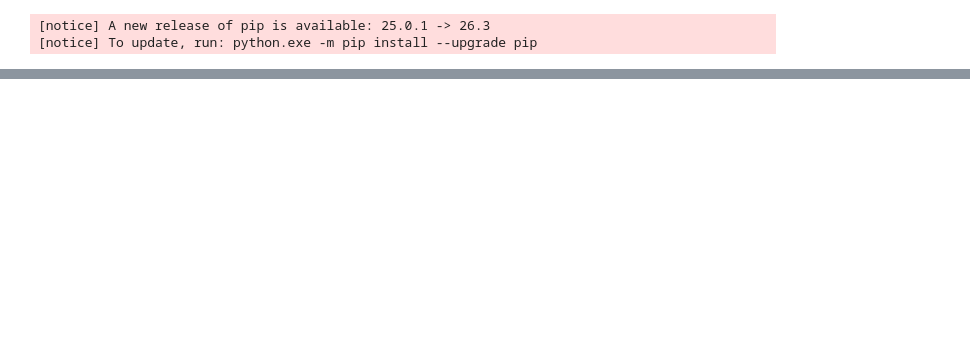
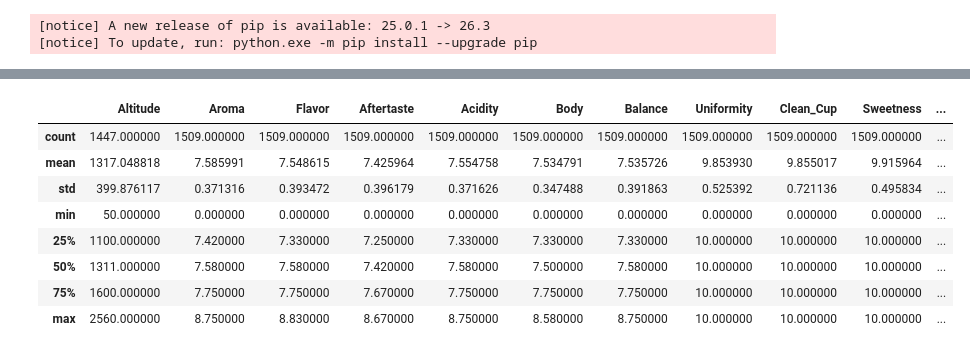
Before and after one commit to Matthew040310/visual-analytics-project, a Jupyter notebook: notebooks/cqi_eda.ipynb, the cells around one changed output, grey strips where cells are left out. Cells and saved outputs as stored; diff of their text form; code cells hidden in the pictures; blank space fills up the shorter version.

```diff
--- a/notebooks/cqi_eda.ipynb
+++ b/notebooks/cqi_eda.ipynb
@@ -187,0 +243,15 @@ Name: Altitude M, dtype: float64
+# %%
+g = df.groupby("Country_of_Origin")["Altitude"]
+med = g.transform("median")
+mad = g.transform(lambda s: (s - s.median()).abs().median()) * 1.4826       # get the mean absolute deviation
+n   = g.transform("count")
+df["Altitude_Outlier"] = ((df["Altitude"] - med) / mad < -3) & (n >= 10)    # 3 MAD per country for countries with >= rows
+df.loc[df["Altitude_Outlier"], "Altitude"] = np.nan                         # set outlier altitudes to null
+
+reg  = df["Region_Clean"].str.lower().str.strip()
+need = df["Altitude"].isna() & reg.notna()
+by_region  = df["Altitude"].groupby([df["Country_of_Origin"], reg]).transform("median")
+by_country = df.groupby("Country_of_Origin")["Altitude"].transform("median")
+
+df["Altitude_Imputed"] = need & (by_region.notna() | by_country.notna())
+df.loc[need, "Altitude"] = by_region[need].fillna(by_country[need])         # impute nulls with region or country's median
@@ -187,0 +283,12 @@ Name: Altitude M, dtype: float64
+# %%
+df.describe()
+# %% [output]
+|  | Altitude | Aroma | Flavor | Aftertaste | Acidity | Body | Balance | Uniformity | Clean_Cup | Sweetness | ... |
+| count | 1447.000000 | 1509.000000 | 1509.000000 | 1509.000000 | 1509.000000 | 1509.000000 | 1509.000000 | 1509.000000 | 1509.000000 | 1509.000000 | ... |
+| mean | 1317.048818 | 7.585991 | 7.548615 | 7.425964 | 7.554758 | 7.534791 | 7.535726 | 9.853930 | 9.855017 | 9.915964 | ... |
+| std | 399.876117 | 0.371316 | 0.393472 | 0.396179 | 0.371626 | 0.347488 | 0.391863 | 0.525392 | 0.721136 | 0.495834 | ... |
+| min | 50.000000 | 0.000000 | 0.000000 | 0.000000 | 0.000000 | 0.000000 | 0.000000 | 0.000000 | 0.000000 | 0.000000 | ... |
+| 25% | 1100.000000 | 7.420000 | 7.330000 | 7.250000 | 7.330000 | 7.330000 | 7.330000 | 10.000000 | 10.000000 | 10.000000 | ... |
+| 50% | 1311.000000 | 7.580000 | 7.580000 | 7.420000 | 7.580000 | 7.500000 | 7.580000 | 10.000000 | 10.000000 | 10.000000 | ... |
+| 75% | 1600.000000 | 7.750000 | 7.750000 | 7.670000 | 7.750000 | 7.750000 | 7.750000 | 10.000000 | 10.000000 | 10.000000 | ... |
+| max | 2560.000000 | 8.750000 | 8.830000 | 8.670000 | 8.750000 | 8.580000 | 8.750000 | 10.000000 | 10.000000 | 10.000000 | ... |
```
Also changed, not shown: parts of 29 cells of this notebook, 5 other files.
